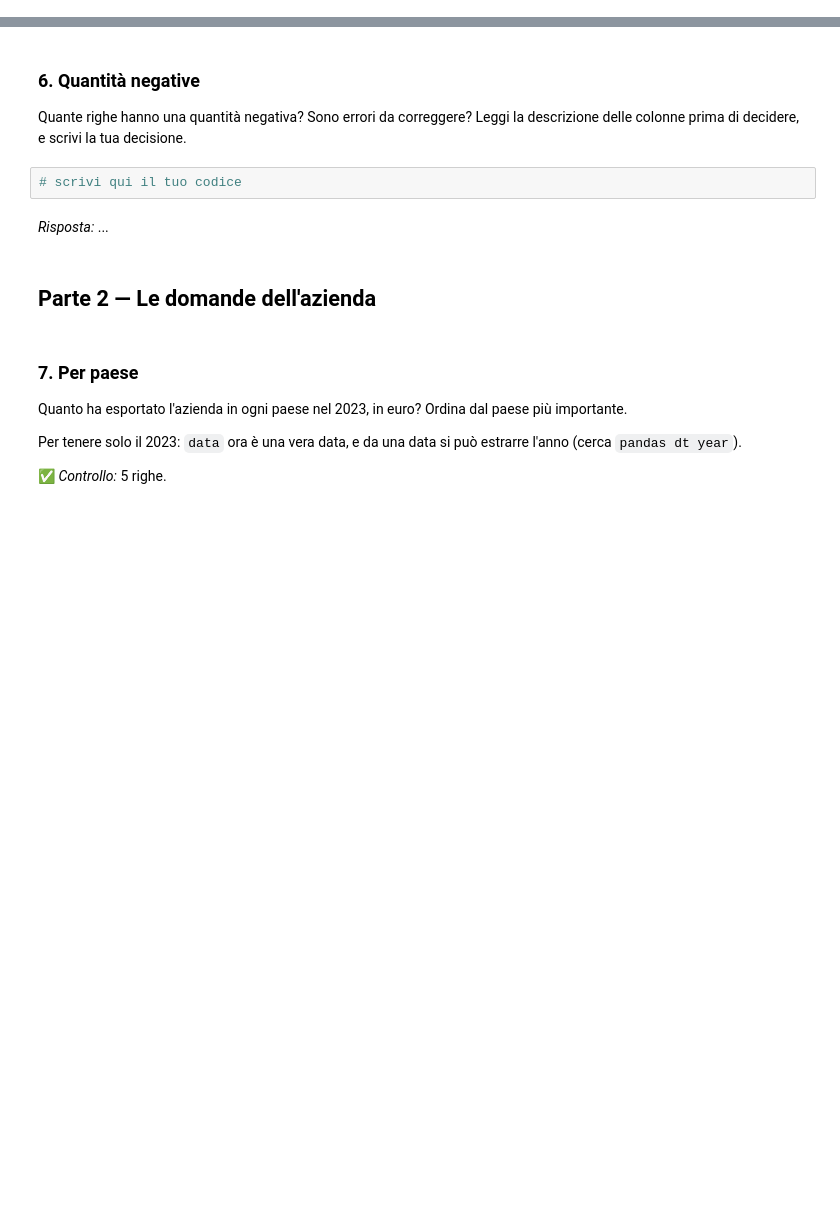
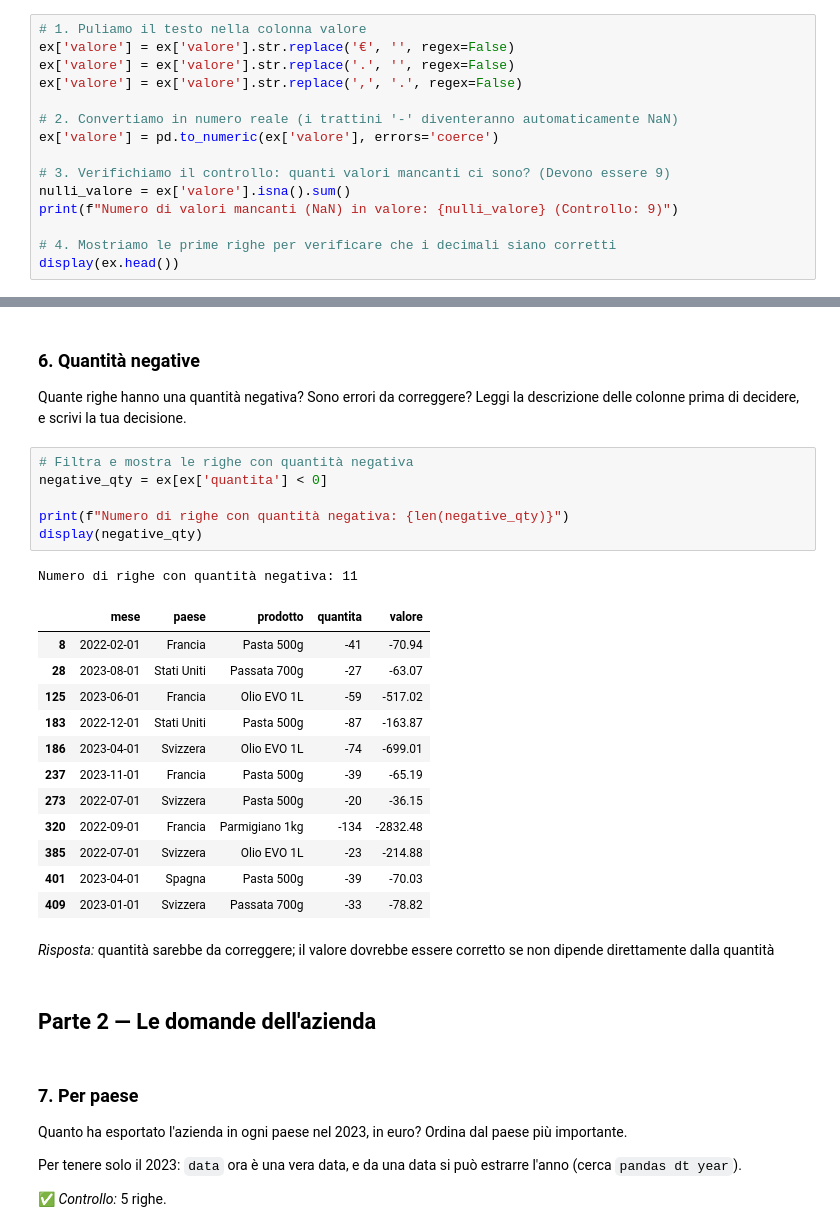
Before and after one commit to anastasiafantasia/SIMA2026, a Jupyter notebook: esercitazioni/E04_pulizia/E04_task.ipynb, the cells around one changed output, grey strips where cells are left out. Drawn from its saved outputs; the diff is of its cells as text; blank space fills up the shorter version.

```diff
--- a/esercitazioni/E04_pulizia/E04_task.ipynb
+++ b/esercitazioni/E04_pulizia/E04_task.ipynb
@@ -108,2 +192,17 @@ Trasforma `valore` in numero (euro). Prima conta quante celle contengono solo un
 # %%
 # scrivi qui il tuo codice
+# %%
+# 1. Puliamo il testo nella colonna valore
+ex['valore'] = ex['valore'].str.replace('€', '', regex=False)
+ex['valore'] = ex['valore'].str.replace('.', '', regex=False)
+ex['valore'] = ex['valore'].str.replace(',', '.', regex=False)
+
+# 2. Convertiamo in numero reale (i trattini '-' diventeranno automaticamente NaN)
+ex['valore'] = pd.to_numeric(ex['valore'], errors='coerce')
+
+# 3. Verifichiamo il controllo: quanti valori mancanti ci sono? (Devono essere 9)
+nulli_valore = ex['valore'].isna().sum()
+print(f"Numero di valori mancanti (NaN) in valore: {nulli_valore} (Controllo: 9)")
+
+# 4. Mostriamo le prime righe per verificare che i decimali siano corretti
+display(ex.head())
@@ -123,10 +278,28 @@ mesi = {"gen": 1, "feb": 2, "mar": 3, "apr": 4, "mag": 5, "giu": 6,
 ### 6. Quantità negative
 
 Quante righe hanno una quantità negativa? Sono errori da correggere? Leggi la descrizione delle colonne prima di decidere, e scrivi la tua decisione.
-# %%
-# scrivi qui il tuo codice
-# %% [markdown]
-*Risposta:* ...
+# %%
+# Filtra e mostra le righe con quantità negativa
+negative_qty = ex[ex['quantita'] < 0]
+
+print(f"Numero di righe con quantità negativa: {len(negative_qty)}")
+display(negative_qty)
+# %% [output]
+Numero di righe con quantità negativa: 11
+|  | mese | paese | prodotto | quantita | valore |
+| 8 | 2022-02-01 | Francia | Pasta 500g | -41 | -70.94 |
+| 28 | 2023-08-01 | Stati Uniti | Passata 700g | -27 | -63.07 |
+| 125 | 2023-06-01 | Francia | Olio EVO 1L | -59 | -517.02 |
+| 183 | 2022-12-01 | Stati Uniti | Pasta 500g | -87 | -163.87 |
+| 186 | 2023-04-01 | Svizzera | Olio EVO 1L | -74 | -699.01 |
+| 237 | 2023-11-01 | Francia | Pasta 500g | -39 | -65.19 |
+| 273 | 2022-07-01 | Svizzera | Pasta 500g | -20 | -36.15 |
+| 320 | 2022-09-01 | Francia | Parmigiano 1kg | -134 | -2832.48 |
+| 385 | 2022-07-01 | Svizzera | Olio EVO 1L | -23 | -214.88 |
+| 401 | 2023-04-01 | Spagna | Pasta 500g | -39 | -70.03 |
+| 409 | 2023-01-01 | Svizzera | Passata 700g | -33 | -78.82 |
+# %% [markdown]
+*Risposta:* quantità sarebbe da correggere; il valore dovrebbe essere corretto se non dipende direttamente dalla quantità
 # %% [markdown]
 ## Parte 2 — Le domande dell'azienda
 # %% [markdown]
```
Also changed, not shown: parts of 28 cells of this notebook.
